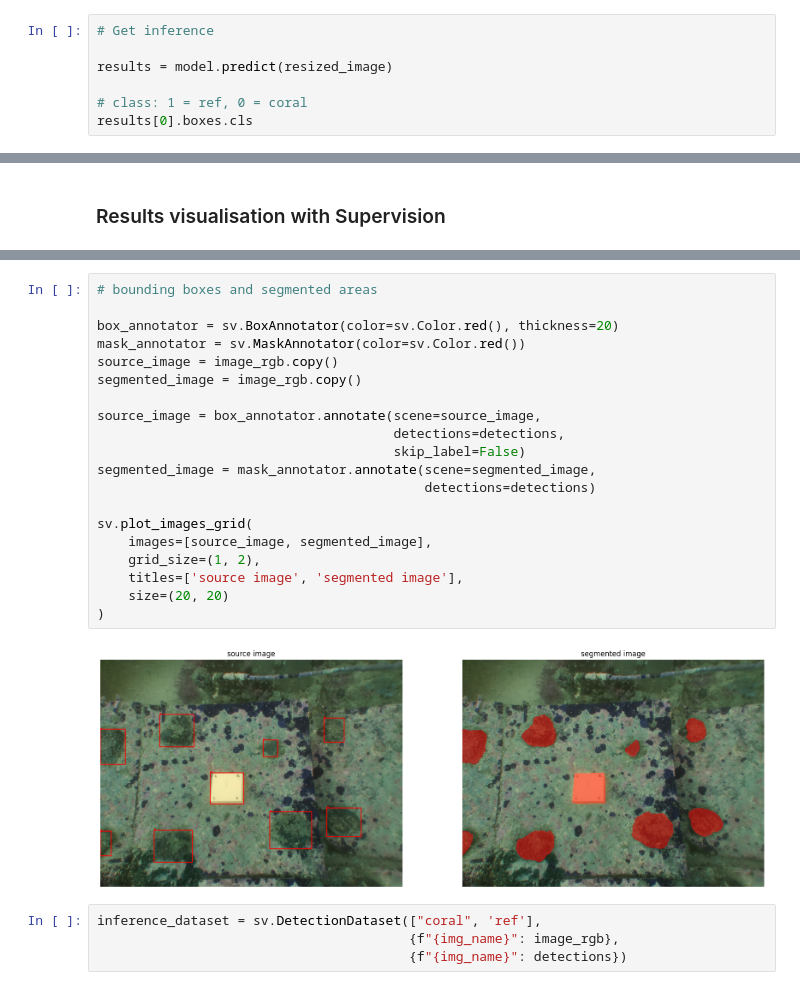
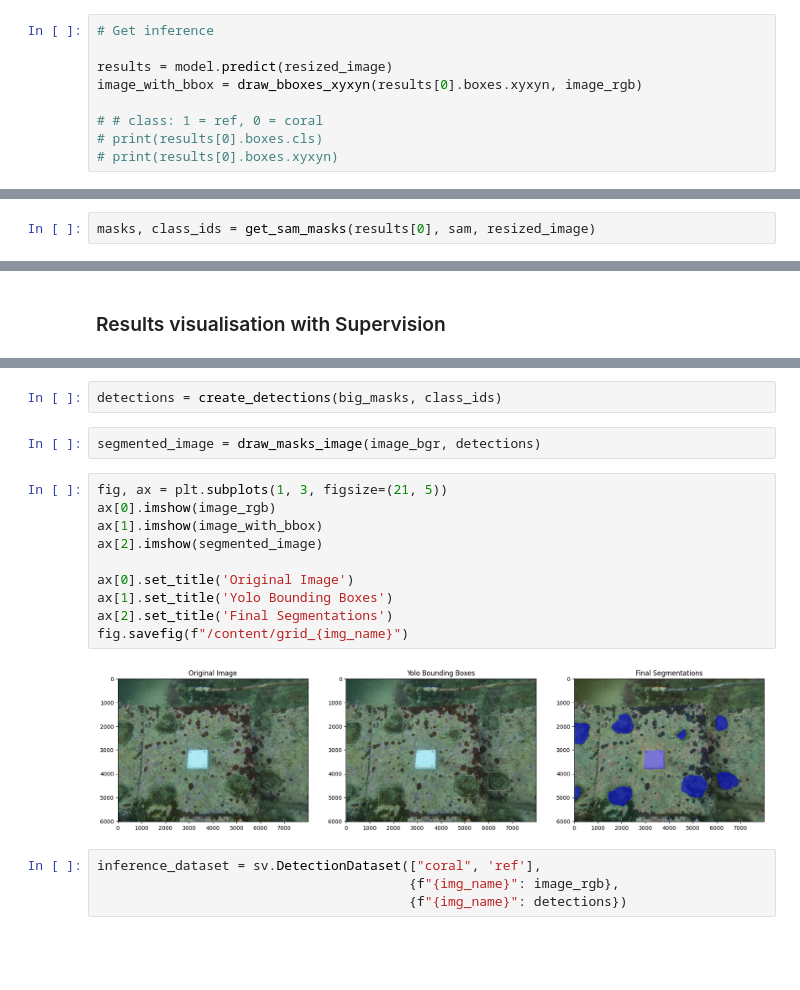
Before and after one commit to Coastal-Impact/Coral-Segmentation, a Jupyter notebook: full_pipeline.ipynb, the cells around one changed output, grey strips where cells are left out. Cells and saved outputs as stored; diff of their text form; blank space fills up the shorter version.

```diff
--- a/full_pipeline.ipynb
+++ b/full_pipeline.ipynb
@@ -115,6 +189,8 @@ plt.imshow(resized_image)
 # Get inference
 
 results = model.predict(resized_image)
+image_with_bbox = draw_bboxes_xyxyn(results[0].boxes.xyxyn, image_rgb)
 
-# class: 1 = ref, 0 = coral
-results[0].boxes.cls
+# # class: 1 = ref, 0 = coral
+# print(results[0].boxes.cls)
+# print(results[0].boxes.xyxyn)
@@ -139,2 +199,4 @@ masks, iou_predictions, low_res_masks = mask_predictor.predict_torch(
+# %%
+masks, class_ids = get_sam_masks(results[0], sam, resized_image)
 # %%
 # resizing segmentation map
@@ -158,25 +209,19 @@ detections = sv.Detections(
-# %%
-# bounding boxes and segmented areas
-
-box_annotator = sv.BoxAnnotator(color=sv.Color.red(), thickness=20)
-mask_annotator = sv.MaskAnnotator(color=sv.Color.red())
-source_image = image_rgb.copy()
-segmented_image = image_rgb.copy()
-
-source_image = box_annotator.annotate(scene=source_image,
-                                      detections=detections,
-                                      skip_label=False)
-segmented_image = mask_annotator.annotate(scene=segmented_image,
-                                          detections=detections)
-
-sv.plot_images_grid(
-    images=[source_image, segmented_image],
-    grid_size=(1, 2),
-    titles=['source image', 'segmented image'],
-    size=(20, 20)
-)
-# %% [output]
-[figure, removed]
+# %%
+detections = create_detections(big_masks, class_ids)
+# %%
+segmented_image = draw_masks_image(image_bgr, detections)
+# %%
+fig, ax = plt.subplots(1, 3, figsize=(21, 5))
+ax[0].imshow(image_rgb)
+ax[1].imshow(image_with_bbox)
+ax[2].imshow(segmented_image)
+
+ax[0].set_title('Original Image')
+ax[1].set_title('Yolo Bounding Boxes')
+ax[2].set_title('Final Segmentations')
+fig.savefig(f"/content/grid_{img_name}")
+# %% [output]
+[figure, added]
 # %%
 inference_dataset = sv.DetectionDataset(["coral", 'ref'],
                                         {f"{img_name}": image_rgb},
```
Also changed, not shown: parts of 13 cells of this notebook.
